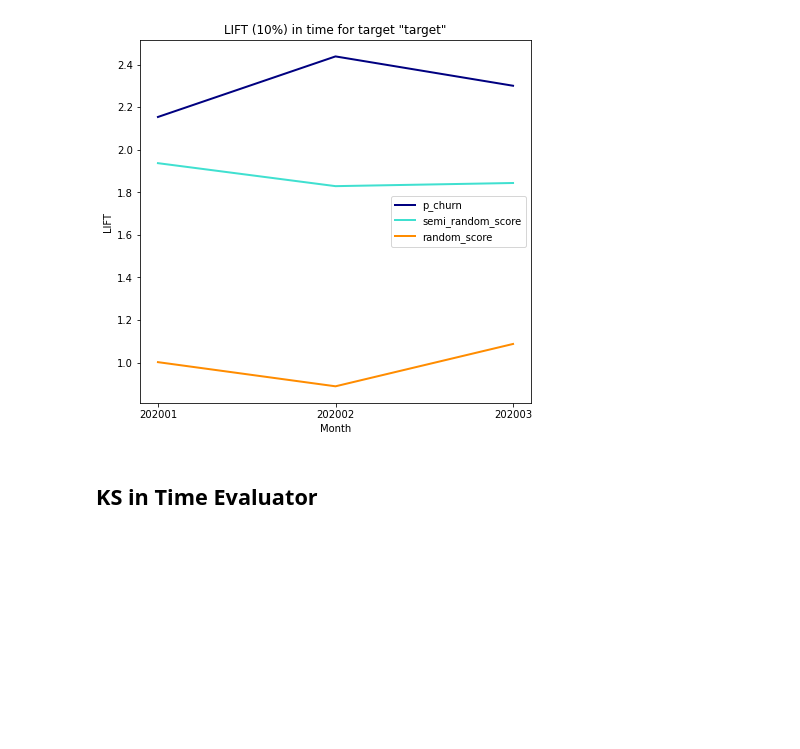
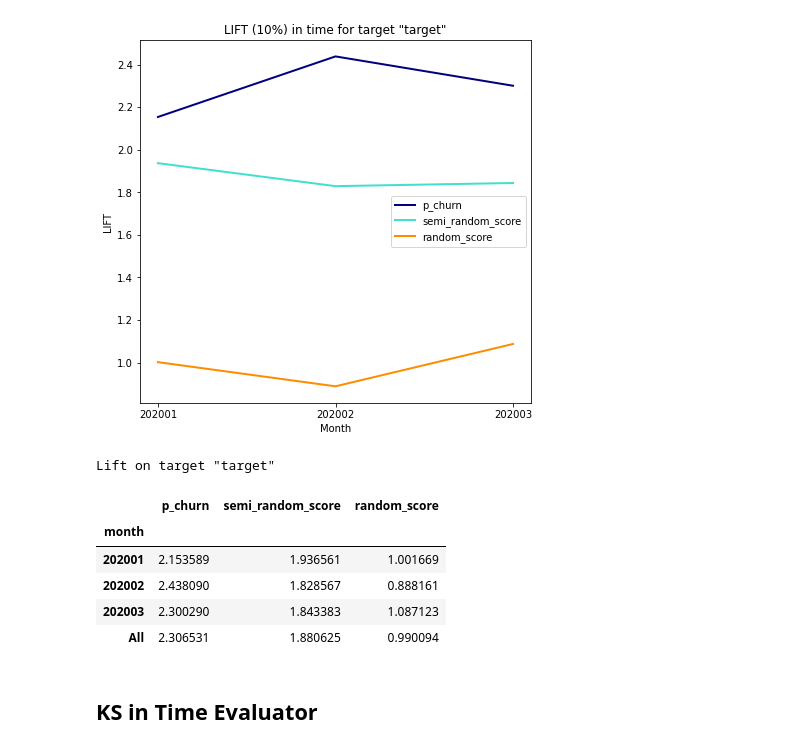
Before and after one commit to Vrboska/mofr, a Jupyter notebook: Testing.ipynb, the cells around one changed output. Saved outputs shown, nothing was run; the diff lists cells and outputs as text; code cells hidden in the pictures; blank space fills up the shorter version.

```diff
--- a/Testing.ipynb
+++ b/Testing.ipynb
@@ -409,6 +409,15 @@ lite.get_graph()
 [figure]
 # %%
 lite.get_table()
+lite.table
+# %% [output]
+Lift on target "target"
+|  | p_churn | semi_random_score | random_score |
+| month |  |  |  |
+| 202001 | 2.153589 | 1.936561 | 1.001669 |
+| 202002 | 2.438090 | 1.828567 | 0.888161 |
+| 202003 | 2.300290 | 1.843383 | 1.087123 |
+| All | 2.306531 | 1.880625 | 0.990094 |
 # %% [markdown]
 ## KS in Time Evaluator
 # %%
```
Also changed, not shown: parts of 8 cells of this notebook, 1 other file.
